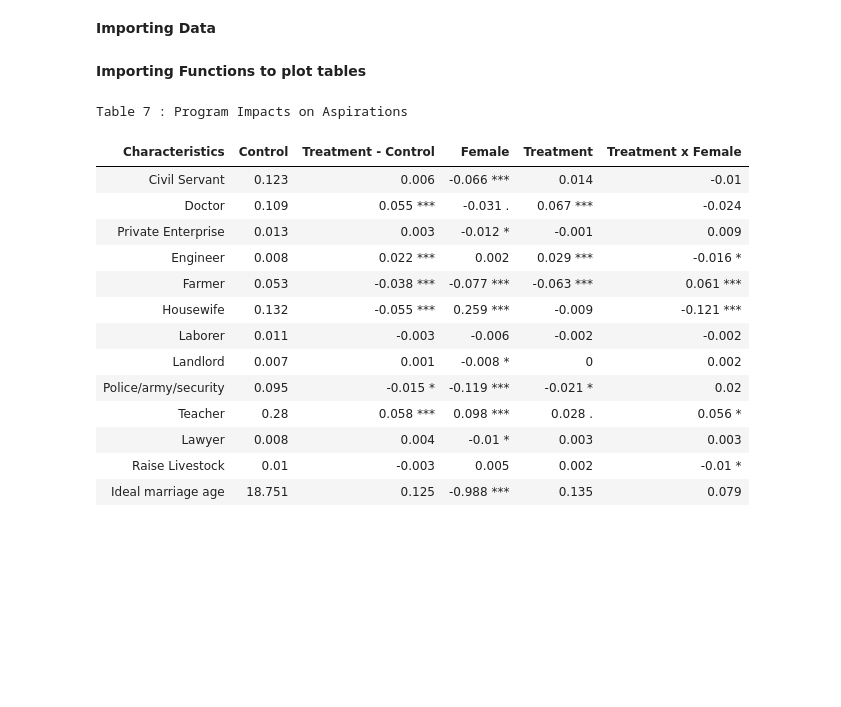
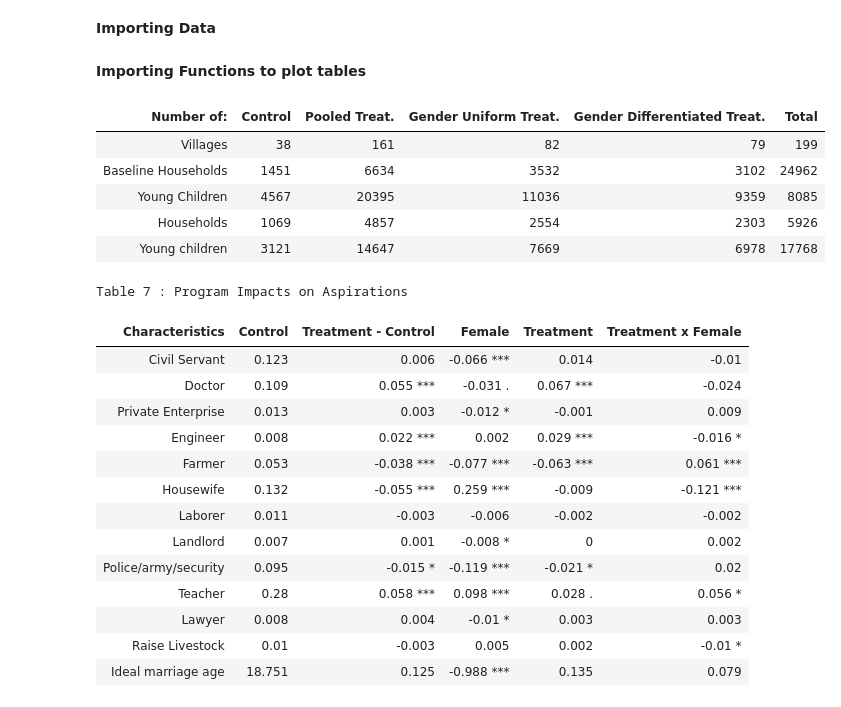
Before and after one commit to Abraham-newbie/Replication, a Jupyter notebook: project.ipynb, the cells around one changed output. Cells and saved outputs as stored; diff of their text form; code cells hidden in the pictures; blank space fills up the shorter version.

Commit message:
Add table 1

```diff
--- a/project.ipynb
+++ b/project.ipynb
@@ -56,6 +57,16 @@ school_data<- read_dta("data/ReStat_schools.dta")
 **Importing Functions to plot tables**
 # %%
 source("auxiliary/Table_functions.r")
+# %%
+Table_1(child_data)
+#results match stata code but not data in paper
+# %% [output]
+| Number of: | Control | Pooled Treat. | Gender Uniform Treat. | Gender Differentiated Treat. | Total |
+| Villages | 38 | 161 | 82 | 79 | 199 |
+| Baseline Households | 1451 | 6634 | 3532 | 3102 | 24962 |
+| Young Children | 4567 | 20395 | 11036 | 9359 | 8085 |
+| Households | 1069 | 4857 | 2554 | 2303 | 5926 |
+| Young children | 3121 | 14647 | 7669 | 6978 | 17768 |
 # %%
 Table_7(child_data)
 # %% [output]
```
Also changed, not shown: parts of 1 cell of this notebook, 1 other file.
